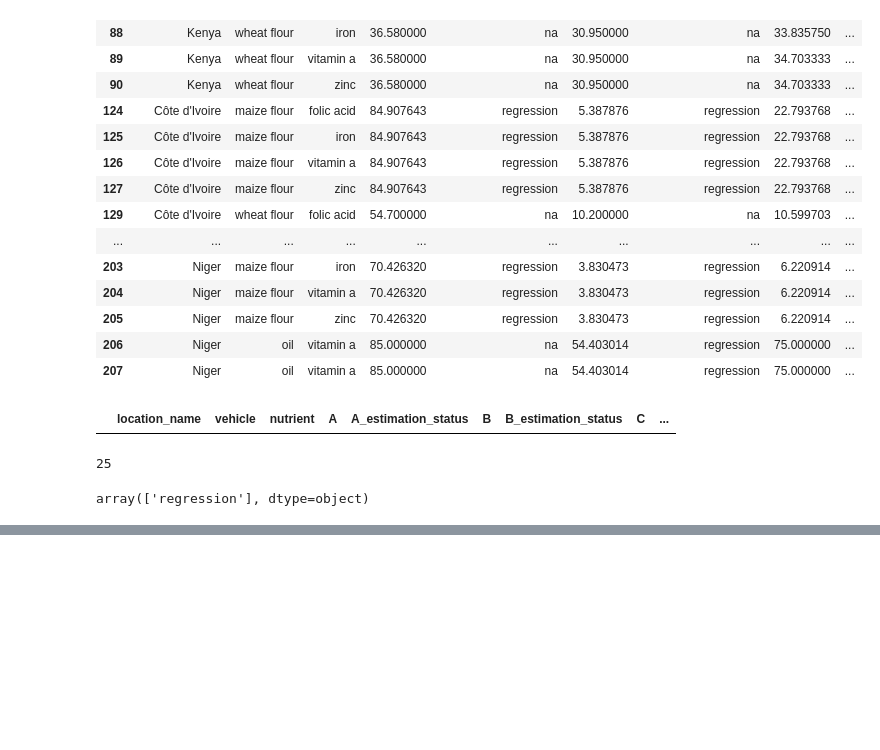
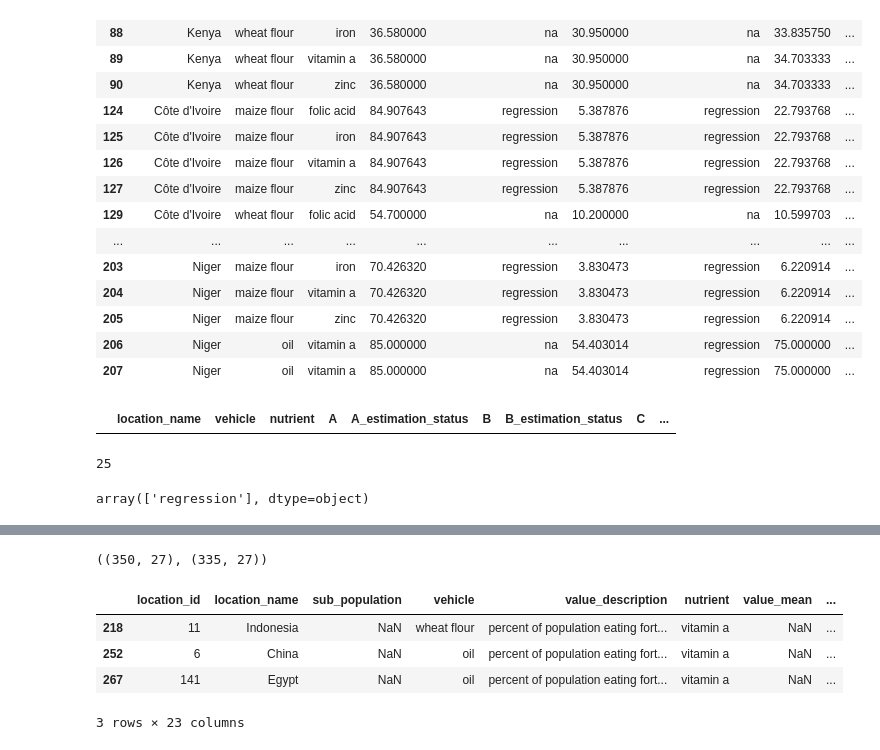
Before and after one commit to ihmeuw/vivarium_research_lsff, a Jupyter notebook: data_prep/gen_outputs/MICE/2021_03_31_compile_results_run_rejection_sampling.ipynb, the cells around one changed output, grey strips where cells are left out. Cells and saved outputs as stored; diff of their text form; code cells hidden in the pictures; blank space fills up the shorter version.

```diff
--- a/data_prep/gen_outputs/MICE/2021_03_31_compile_results_run_rejection_sampling.ipynb
+++ b/data_prep/gen_outputs/MICE/2021_03_31_compile_results_run_rejection_sampling.ipynb
@@ -332,0 +441,14 @@ ref2['score'] = 0
+# %%
+output.shape, output.drop_duplicates().shape
+# %% [output]
+((350, 27), (335, 27))
+# %%
+output = df.drop_duplicates()
+# %%
+output[(output.value_mean.isna()) | (output.value_025_percentile.isna()) | (output.value_975_percentile.isna())]
+# %% [output]
+|  | location_id | location_name | sub_population | vehicle | value_description | nutrient | value_mean | ... |
+| 218 | 11 | Indonesia | NaN | wheat flour | percent of population eating fort... | vitamin a | NaN | ... |
+| 252 | 6 | China | NaN | oil | percent of population eating fort... | vitamin a | NaN | ... |
+| 267 | 141 | Egypt | NaN | oil | percent of population eating fort... | vitamin a | NaN | ... |
+3 rows × 23 columns
```
Also changed, not shown: parts of 38 cells of this notebook, 1 other file.
